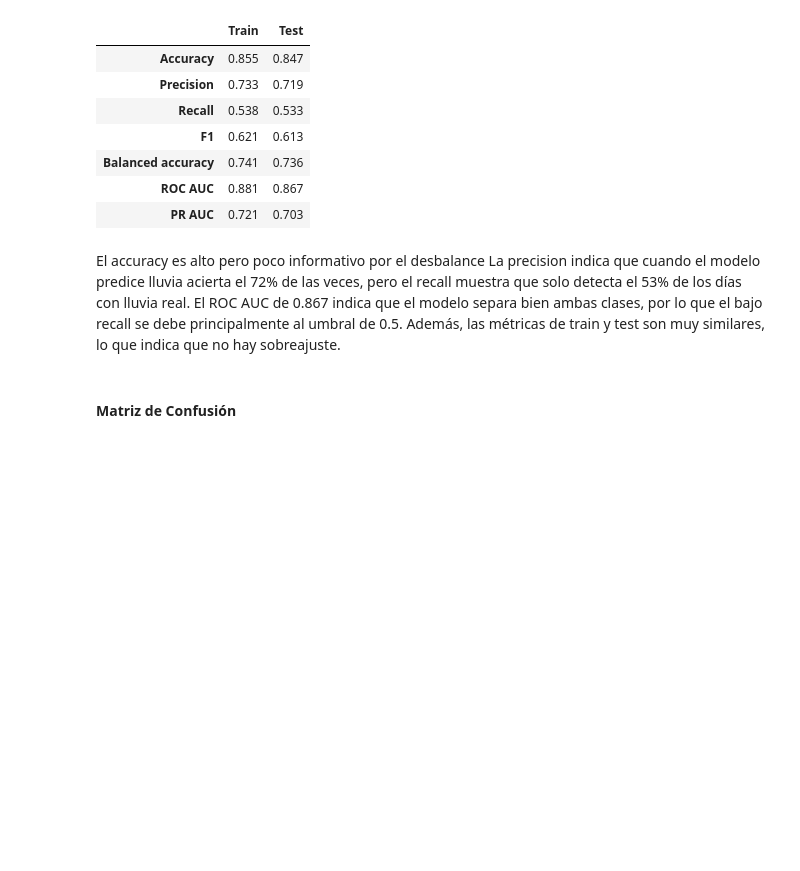
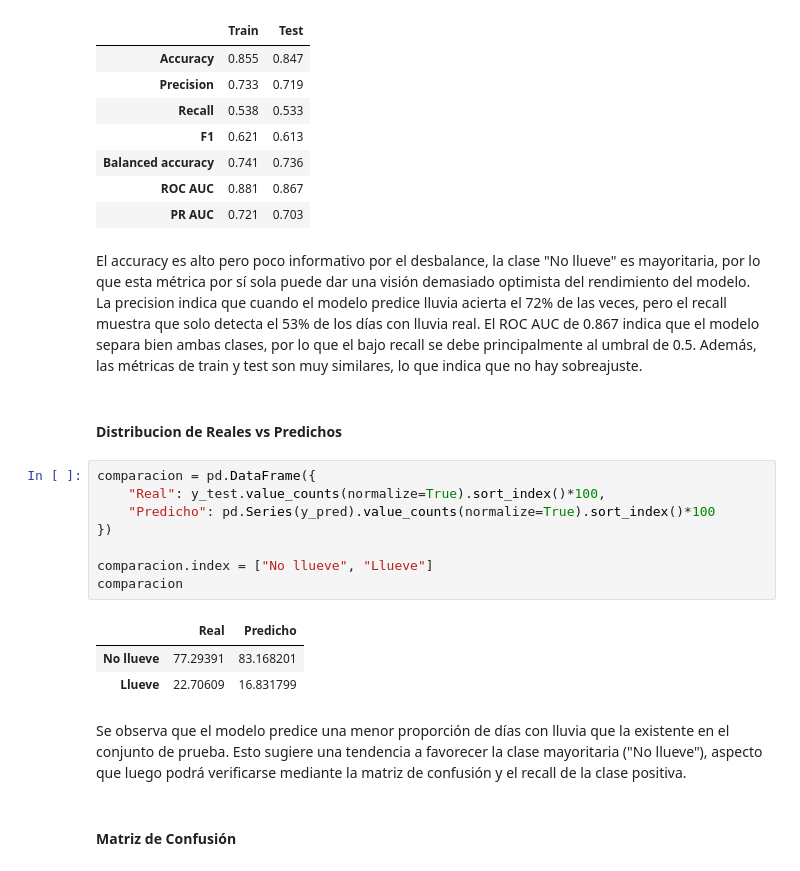
Before and after one commit to AlvaTF/TP-AA1-Ruiz-Toledo-Mendoza, a Jupyter notebook: TP_2/TP_clasificacion_AA1.ipynb, the cells around one changed output. Drawn from its saved outputs; the diff is of its cells as text; blank space fills up the shorter version.

```diff
--- a/TP_2/TP_clasificacion_AA1.ipynb
+++ b/TP_2/TP_clasificacion_AA1.ipynb
@@ -1066,7 +1066,23 @@ display(metricas_lr)
 | ROC AUC | 0.881 | 0.867 |
 | PR AUC | 0.721 | 0.703 |
 # %% [markdown]
-El accuracy es alto pero poco informativo por el desbalance La precision indica que cuando el modelo predice lluvia acierta el 72% de las veces, pero el recall muestra que solo detecta el 53% de los días con lluvia real. El ROC AUC de 0.867 indica que el modelo separa bien ambas clases, por lo que el bajo recall se debe principalmente al umbral de 0.5. Además, las métricas de train y test son muy similares, lo que indica que no hay sobreajuste.
+El accuracy es alto pero poco informativo por el desbalance, la clase "No llueve" es mayoritaria, por lo que esta métrica por sí sola puede dar una visión demasiado optimista del rendimiento del modelo. La precision indica que cuando el modelo predice lluvia acierta el 72% de las veces, pero el recall muestra que solo detecta el 53% de los días con lluvia real. El ROC AUC de 0.867 indica que el modelo separa bien ambas clases, por lo que el bajo recall se debe principalmente al umbral de 0.5. Además, las métricas de train y test son muy similares, lo que indica que no hay sobreajuste.
+# %% [markdown]
+#### Distribucion de Reales vs Predichos
+# %%
+comparacion = pd.DataFrame({
+    "Real": y_test.value_counts(normalize=True).sort_index()*100,
+    "Predicho": pd.Series(y_pred).value_counts(normalize=True).sort_index()*100
+})
+
+comparacion.index = ["No llueve", "Llueve"]
+comparacion
+# %% [output]
+|  | Real | Predicho |
+| No llueve | 77.29391 | 83.168201 |
+| Llueve | 22.70609 | 16.831799 |
+# %% [markdown]
+Se observa que el modelo predice una menor proporción de días con lluvia que la existente en el conjunto de prueba. Esto sugiere una tendencia a favorecer la clase mayoritaria ("No llueve"), aspecto que luego podrá verificarse mediante la matriz de confusión y el recall de la clase positiva.
 # %% [markdown]
 #### Matriz de Confusión
 # %%
```
Also changed, not shown: parts of 12 cells of this notebook.
